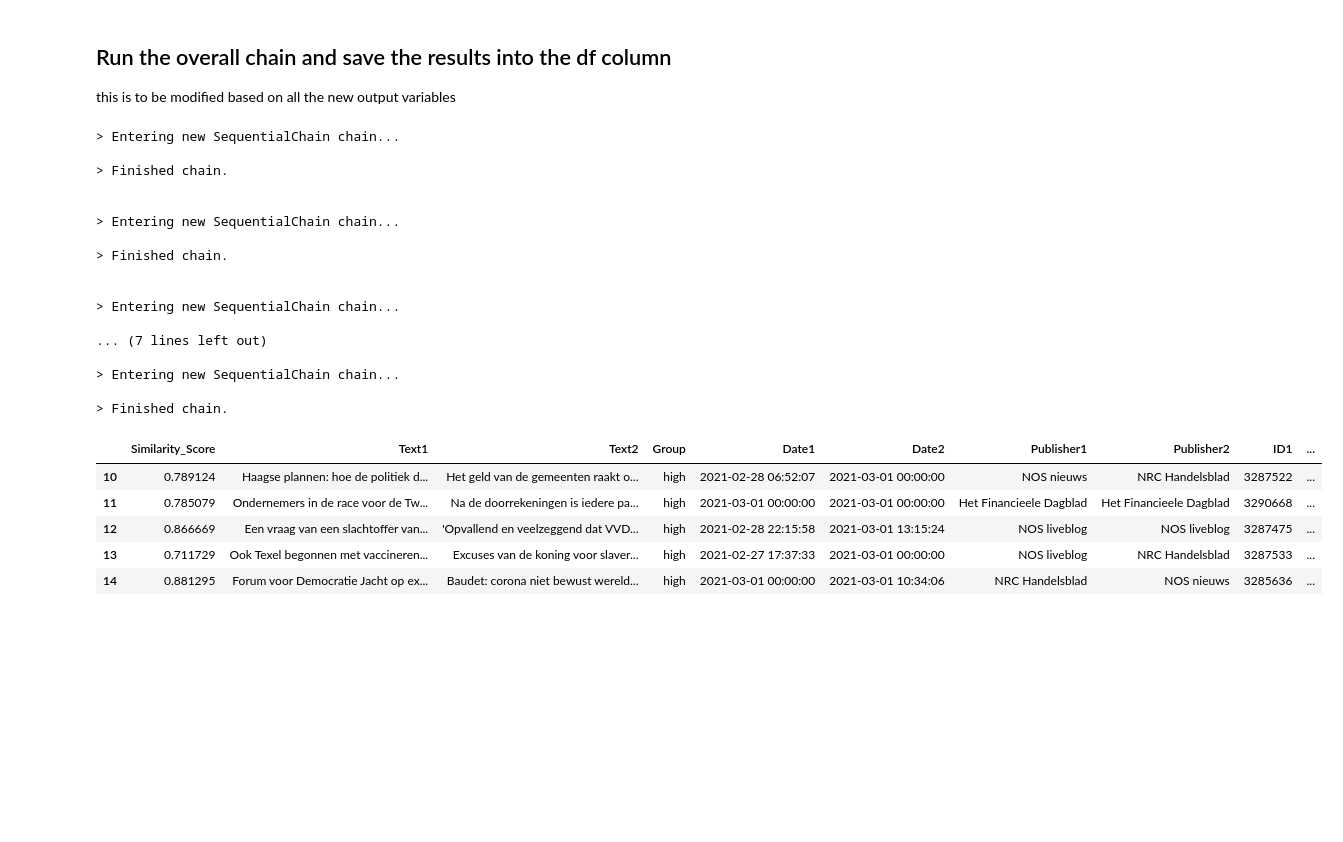
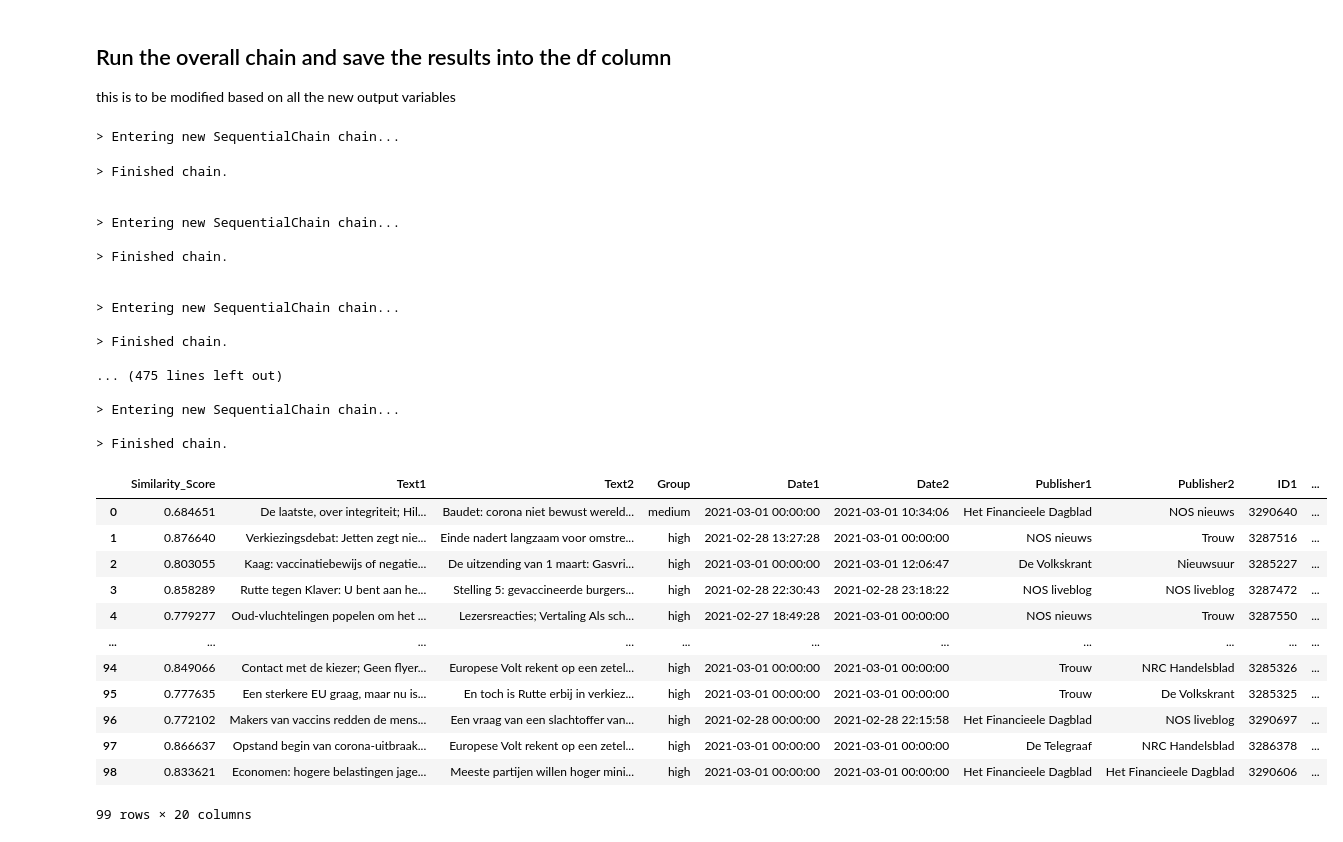
Before and after one commit to psyronika/LLM_validate, a Jupyter notebook: src/analysis/llama_2/few_shot_llama_13b_chat.ipynb, the cells around one changed output. Cells and saved outputs as stored; diff of their text form; code cells hidden in the pictures; blank space fills up the shorter version.

```diff
--- a/src/analysis/llama_2/few_shot_llama_13b_chat.ipynb
+++ b/src/analysis/llama_2/few_shot_llama_13b_chat.ipynb
@@ -229,7 +229,7 @@ prompt_template = PromptTemplate(
 chain_1 = LLMChain(llm = llm, prompt = prompt_template, output_key="topics")
 # %%
 # Test if it works
-for index, row in df3.iterrows():
+for index, row in df2.iterrows():
     full_text1 = row['Text1']
     full_text2 = row['Text2']
 
@@ -610,7 +606,6 @@ this is to be modified based on all the new output variables
 # %%
 # Create empty lists to collect the results
 pd.options.mode.chained_assignment = None  # Disable the warning (not recommended)
-
 
 topics = []
 topic_eval = []
@@ -620,9 +615,9 @@ event_eval = []
 match_event = []
 
 # Iterating over the DataFrame
-for index, row in df3.iterrows():
-    full_text1 = row['Text1']  # Get the full text of Text1
-    full_text2 = row['Text2']  # Get the full text of Text2
+for index, row in df.iterrows():
+    full_text1 = str(row['Text1'])  # Get the full text of Text1
+    full_text2 = str(row['Text2'])  # Get the full text of Text2
 
     input_variables = {
         "text1": full_text1,
@@ -651,39 +646,47 @@ for index, row in df3.iterrows():
     match_event.append(results['match_event'].strip())
 
 # Add new columns to the DataFrame
-df3.loc[:,'Topic'] = topics
-df3.loc[:,'Topic_eval'] = topic_eval
-df3.loc[:,'Topic_match'] = match_topic
-df3.loc[:,'News_events'] = news_events
-df3.loc[:,'Event_eval'] = event_eval
-df3.loc[:,'Event_match'] = match_event
+df.loc[:,'Topic'] = topics
+df.loc[:,'Topic_eval'] = topic_eval
+df.loc[:,'Topic_match'] = match_topic
+df.loc[:,'News_events'] = news_events
+df.loc[:,'Event_eval'] = event_eval
+df.loc[:,'Event_match'] = match_event
 # %% [output]
 > Entering new SequentialChain chain...
-
-> Finished chain.
-
-
-> Entering new SequentialChain chain...
-
-> Finished chain.
-
-
-> Entering new SequentialChain chain...
-
-... (7 lines left out)
-
-> Entering new SequentialChain chain...
-
-> Finished chain.
+> Finished chain.
+
+
+> Entering new SequentialChain chain...
+
+> Finished chain.
+
+
+> Entering new SequentialChain chain...
+
+> Finished chain.
+
+... (475 lines left out)
+
+> Entering new SequentialChain chain...
+
+> Finished chain.
 # %%
-df3.to_csv('
+df
 # %% [output]
 |  | Similarity_Score | Text1 | Text2 | Group | Date1 | Date2 | Publisher1 | Publisher2 | ID1 | ... |
-| 10 | 0.789124 | Haagse plannen: hoe de politiek d... | Het geld van de gemeenten raakt o... | high | 2021-02-28 06:52:07 | 2021-03-01 00:00:00 | NOS nieuws | NRC Handelsblad | 3287522 | ... |
-| 11 | 0.785079 | Ondernemers in de race voor de Tw... | Na de doorrekeningen is iedere pa... | high | 2021-03-01 00:00:00 | 2021-03-01 00:00:00 | Het Financieele Dagblad | Het Financieele Dagblad | 3290668 | ... |
-| 12 | 0.866669 | Een vraag van een slachtoffer van... | 'Opvallend en veelzeggend dat VVD... | high | 2021-02-28 22:15:58 | 2021-03-01 13:15:24 | NOS liveblog | NOS liveblog | 3287475 | ... |
-| 13 | 0.711729 | Ook Texel begonnen met vaccineren... | Excuses van de koning voor slaver... | high | 2021-02-27 17:37:33 | 2021-03-01 00:00:00 | NOS liveblog | NRC Handelsblad | 3287533 | ... |
-| 14 | 0.881295 | Forum voor Democratie Jacht op ex... | Baudet: corona niet bewust wereld... | high | 2021-03-01 00:00:00 | 2021-03-01 10:34:06 | NRC Handelsblad | NOS nieuws | 3285636 | ... |
+| 0 | 0.684651 | De laatste, over integriteit; Hil... | Baudet: corona niet bewust wereld... | medium | 2021-03-01 00:00:00 | 2021-03-01 10:34:06 | Het Financieele Dagblad | NOS nieuws | 3290640 | ... |
+| 1 | 0.876640 | Verkiezingsdebat: Jetten zegt nie... | Einde nadert langzaam voor omstre... | high | 2021-02-28 13:27:28 | 2021-03-01 00:00:00 | NOS nieuws | Trouw | 3287516 | ... |
+| 2 | 0.803055 | Kaag: vaccinatiebewijs of negatie... | De uitzending van 1 maart: Gasvri... | high | 2021-03-01 00:00:00 | 2021-03-01 12:06:47 | De Volkskrant | Nieuwsuur | 3285227 | ... |
+| 3 | 0.858289 | Rutte tegen Klaver: U bent aan he... | Stelling 5: gevaccineerde burgers... | high | 2021-02-28 22:30:43 | 2021-02-28 23:18:22 | NOS liveblog | NOS liveblog | 3287472 | ... |
+| 4 | 0.779277 | Oud-vluchtelingen popelen om het ... | Lezersreacties; Vertaling Als sch... | high | 2021-02-27 18:49:28 | 2021-03-01 00:00:00 | NOS nieuws | Trouw | 3287550 | ... |
+| ... | ... | ... | ... | ... | ... | ... | ... | ... | ... | ... |
+| 94 | 0.849066 | Contact met de kiezer; Geen flyer... | Europese Volt rekent op een zetel... | high | 2021-03-01 00:00:00 | 2021-03-01 00:00:00 | Trouw | NRC Handelsblad | 3285326 | ... |
+| 95 | 0.777635 | Een sterkere EU graag, maar nu is... | En toch is Rutte erbij in verkiez... | high | 2021-03-01 00:00:00 | 2021-03-01 00:00:00 | Trouw | De Volkskrant | 3285325 | ... |
+| 96 | 0.772102 | Makers van vaccins redden de mens... | Een vraag van een slachtoffer van... | high | 2021-02-28 00:00:00 | 2021-02-28 22:15:58 | Het Financieele Dagblad | NOS liveblog | 3290697 | ... |
+| 97 | 0.866637 | Opstand begin van corona-uitbraak... | Europese Volt rekent op een zetel... | high | 2021-03-01 00:00:00 | 2021-03-01 00:00:00 | De Telegraaf | NRC Handelsblad | 3286378 | ... |
+| 98 | 0.833621 | Economen: hogere belastingen jage... | Meeste partijen willen hoger mini... | high | 2021-03-01 00:00:00 | 2021-03-01 00:00:00 | Het Financieele Dagblad | Het Financieele Dagblad | 3290606 | ... |
+99 rows × 20 columns
 # %%
 # Define the path to the folder 4 levels up where you want to save the DataFrame
 save_folder_path = os.path.join(parent_directory, 'initial_out')
```
Also changed, not shown: parts of 2 cells of this notebook.
